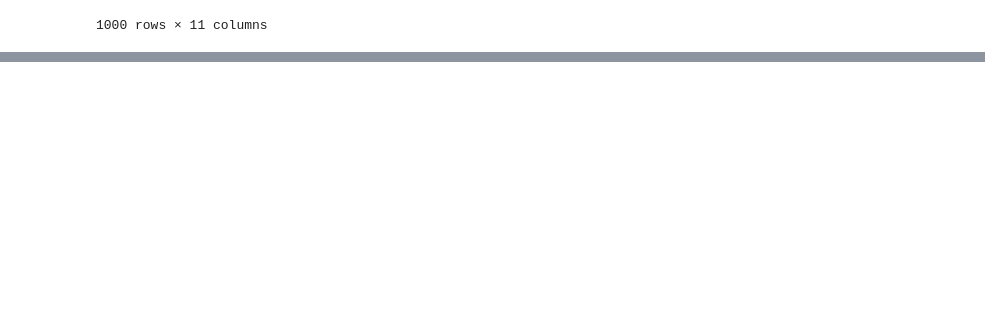
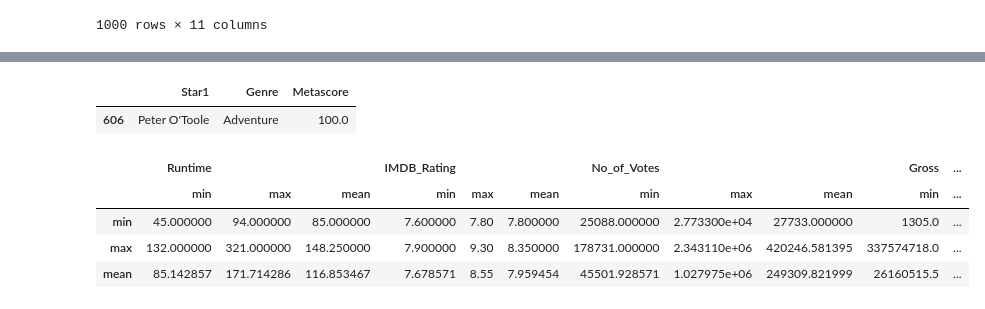
Before and after one commit to Muhammad-Waleed-Source/Pandas, a Jupyter notebook: Pandas_4_GroupBy_Object.ipynb, the cells around one changed output, grey strips where cells are left out. Drawn from its saved outputs; the diff is of its cells as text; code cells hidden in the pictures; blank space fills up the shorter version.

Commit message:
groupby and agg on multiple cols

```diff
--- a/Pandas_4_GroupBy_Object.ipynb
+++ b/Pandas_4_GroupBy_Object.ipynb
@@ -648,3 +648,12 @@ movies.groupby('Genre').apply(normalized)
 |  | 115 | Per qualche dollaro in più | 1965 | 132 | Western | 8.3 | Sergio Leone | Clint Eastwood | 232772 | ... |
 |  | 691 | The Outlaw Josey Wales | 1976 | 135 | Western | 7.8 | Clint Eastwood | Clint Eastwood | 65659 | ... |
 1000 rows × 11 columns
+# %%
+# group by on multiple cols
+duo = movies.groupby(['Director', 'Star1'])
+
+# size
+print(duo.size())
+
+# get_group
+duo.get_group(('Abhishek Chaubey', 'Shahid Kapoor'))
@@ -650,0 +684,17 @@ movies.groupby('Genre').apply(normalized)
+# %%
+# find the best(in-terms of avg metascore) actor-genre combo
+
+movies.groupby(['Star1', 'Genre'])['Metascore'].mean().reset_index().sort_values('Metascore', ascending=False).head(1)
+# %% [output]
+|  | Star1 | Genre | Metascore |
+| 606 | Peter O'Toole | Adventure | 100.0 |
+# %%
+# agg on multiple groupby
+
+duo[['Runtime', 'IMDB_Rating', 'No_of_Votes', 'Gross', 'Metascore']].agg(['min', 'max', 'mean'])
+# %% [output]
+|  | Runtime |  |  | IMDB_Rating |  |  | No_of_Votes |  |  | Gross | ... |
+|  | min | max | mean | min | max | mean | min | max | mean | min | ... |
+| min | 45.000000 | 94.000000 | 85.000000 | 7.600000 | 7.80 | 7.800000 | 25088.000000 | 2.773300e+04 | 27733.000000 | 1305.0 | ... |
+| max | 132.000000 | 321.000000 | 148.250000 | 7.900000 | 9.30 | 8.350000 | 178731.000000 | 2.343110e+06 | 420246.581395 | 337574718.0 | ... |
+| mean | 85.142857 | 171.714286 | 116.853467 | 7.678571 | 8.55 | 7.959454 | 45501.928571 | 1.027975e+06 | 249309.821999 | 26160515.5 | ... |
```
Also changed, not shown: parts of 2 cells of this notebook.
